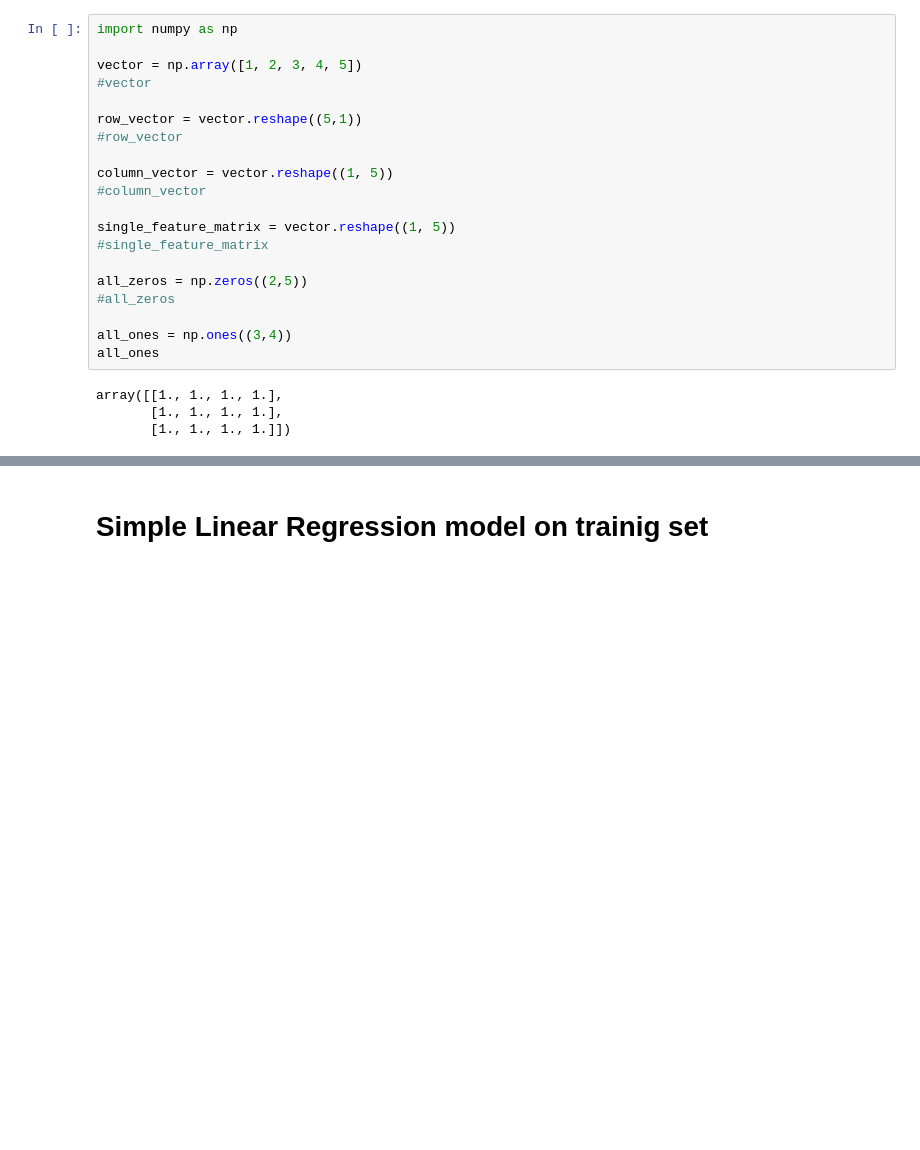
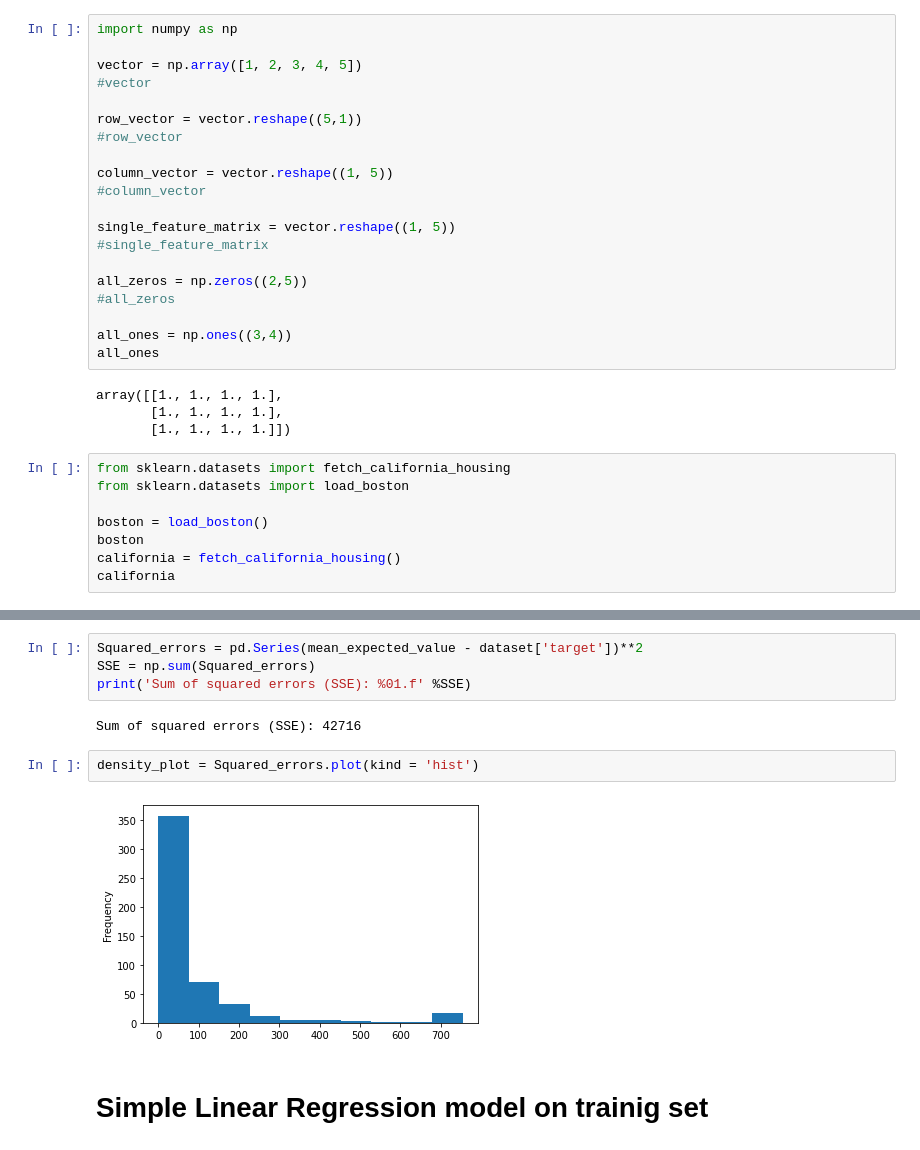
Before and after one commit to bugatha1/Regression, a Jupyter notebook: Regression.ipynb, the cells around one changed output, grey strips where cells are left out. Cells and saved outputs as stored; diff of their text form; blank space fills up the shorter version.

```diff
--- a/Regression.ipynb
+++ b/Regression.ipynb
@@ -41,3 +41,11 @@ all_ones
 array([[1., 1., 1., 1.],
        [1., 1., 1., 1.],
        [1., 1., 1., 1.]])
+# %%
+from sklearn.datasets import fetch_california_housing
+from sklearn.datasets import load_boston
+
+boston = load_boston()
+boston
+california = fetch_california_housing()
+california
@@ -44,3 +92,13 @@ array([[1., 1., 1., 1.],
+# %%
+Squared_errors = pd.Series(mean_expected_value - dataset['target'])**2
+SSE = np.sum(Squared_errors)
+print('Sum of squared errors (SSE): %01.f' %SSE)
+# %% [output]
+Sum of squared errors (SSE): 42716
+# %%
+density_plot = Squared_errors.plot(kind = 'hist')
+# %% [output]
+[figure, added]
 # %% [markdown]
 # Simple Linear Regression model on trainig set
 # %%
```
Also changed, not shown: parts of 7 cells of this notebook.
